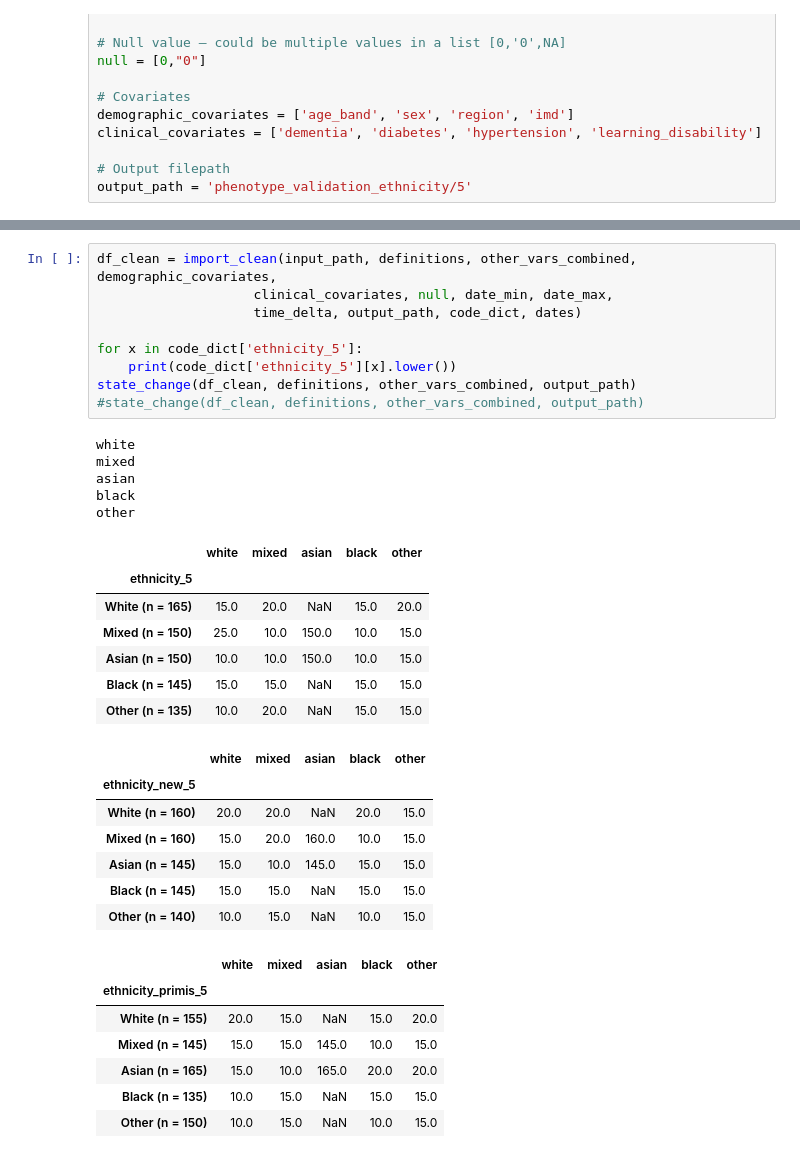
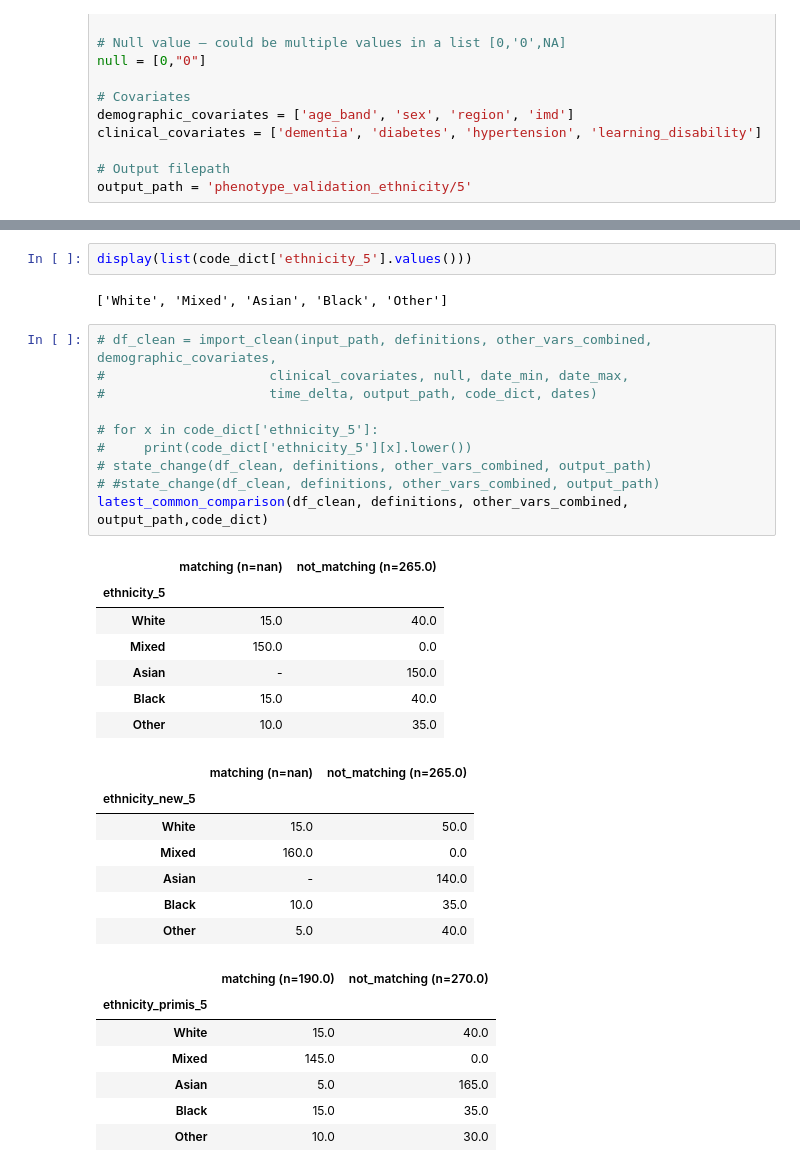
Before and after one commit to opensafely/ethnicity-short-data-report, a Jupyter notebook: notebooks_jupyter/test.ipynb, the cells around one changed output, grey strips where cells are left out. Saved outputs shown, nothing was run; the diff lists cells and outputs as text.

```diff
--- a/notebooks_jupyter/test.ipynb
+++ b/notebooks_jupyter/test.ipynb
@@ -650,36 +676,36 @@ def state_change(df_clean, definitions, other_vars, output_path):
+# %%
+display(list(code_dict['ethnicity_5'].values()))
+# %% [output]
+['White', 'Mixed', 'Asian', 'Black', 'Other']
 # %%
-df_clean = import_clean(input_path, definitions, other_vars_combined, demographic_covariates,
-                    clinical_covariates, null, date_min, date_max,
-                    time_delta, output_path, code_dict, dates)
+# df_clean = import_clean(input_path, definitions, other_vars_combined, demographic_covariates,
+#                     clinical_covariates, null, date_min, date_max,
+#                     time_delta, output_path, code_dict, dates)
 
-for x in code_dict['ethnicity_5']:
-    print(code_dict['ethnicity_5'][x].lower())
-state_change(df_clean, definitions, other_vars_combined, output_path)
-#state_change(df_clean, definitions, other_vars_combined, output_path)
+# for x in code_dict['ethnicity_5']:
+#     print(code_dict['ethnicity_5'][x].lower())
+# state_change(df_clean, definitions, other_vars_combined, output_path)
+# #state_change(df_clean, definitions, other_vars_combined, output_path)
+latest_common_comparison(df_clean, definitions, other_vars_combined, output_path,code_dict)
 # %% [output]
-white
-mixed
-asian
-black
-other
-|  | white | mixed | asian | black | other |
-| ethnicity_5 |  |  |  |  |  |
-| White (n = 165) | 15.0 | 20.0 | NaN | 15.0 | 20.0 |
-| Mixed (n = 150) | 25.0 | 10.0 | 150.0 | 10.0 | 15.0 |
-| Asian (n = 150) | 10.0 | 10.0 | 150.0 | 10.0 | 15.0 |
-| Black (n = 145) | 15.0 | 15.0 | NaN | 15.0 | 15.0 |
-| Other (n = 135) | 10.0 | 20.0 | NaN | 15.0 | 15.0 |
+|  | matching (n=nan) | not_matching (n=265.0) |
+| ethnicity_5 |  |  |
+| White | 15.0 | 40.0 |
+| Mixed | 150.0 | 0.0 |
+| Asian | - | 150.0 |
+| Black | 15.0 | 40.0 |
+| Other | 10.0 | 35.0 |
-|  | white | mixed | asian | black | other |
-| ethnicity_new_5 |  |  |  |  |  |
-| White (n = 160) | 20.0 | 20.0 | NaN | 20.0 | 15.0 |
-| Mixed (n = 160) | 15.0 | 20.0 | 160.0 | 10.0 | 15.0 |
-| Asian (n = 145) | 15.0 | 10.0 | 145.0 | 15.0 | 15.0 |
-| Black (n = 145) | 15.0 | 15.0 | NaN | 15.0 | 15.0 |
-| Other (n = 140) | 10.0 | 15.0 | NaN | 10.0 | 15.0 |
+|  | matching (n=nan) | not_matching (n=265.0) |
+| ethnicity_new_5 |  |  |
+| White | 15.0 | 50.0 |
+| Mixed | 160.0 | 0.0 |
+| Asian | - | 140.0 |
+| Black | 10.0 | 35.0 |
+| Other | 5.0 | 40.0 |
-|  | white | mixed | asian | black | other |
-| ethnicity_primis_5 |  |  |  |  |  |
-| White (n = 155) | 20.0 | 15.0 | NaN | 15.0 | 20.0 |
-| Mixed (n = 145) | 15.0 | 15.0 | 145.0 | 10.0 | 15.0 |
-| Asian (n = 165) | 15.0 | 10.0 | 165.0 | 20.0 | 20.0 |
-| Black (n = 135) | 10.0 | 15.0 | NaN | 15.0 | 15.0 |
-| Other (n = 150) | 10.0 | 15.0 | NaN | 10.0 | 15.0 |
+|  | matching (n=190.0) | not_matching (n=270.0) |
+| ethnicity_primis_5 |  |  |
+| White | 15.0 | 40.0 |
+| Mixed | 145.0 | 0.0 |
+| Asian | 5.0 | 165.0 |
+| Black | 15.0 | 35.0 |
+| Other | 10.0 | 30.0 |
```
Also changed, not shown: parts of 1 cell of this notebook, 3 other files.
